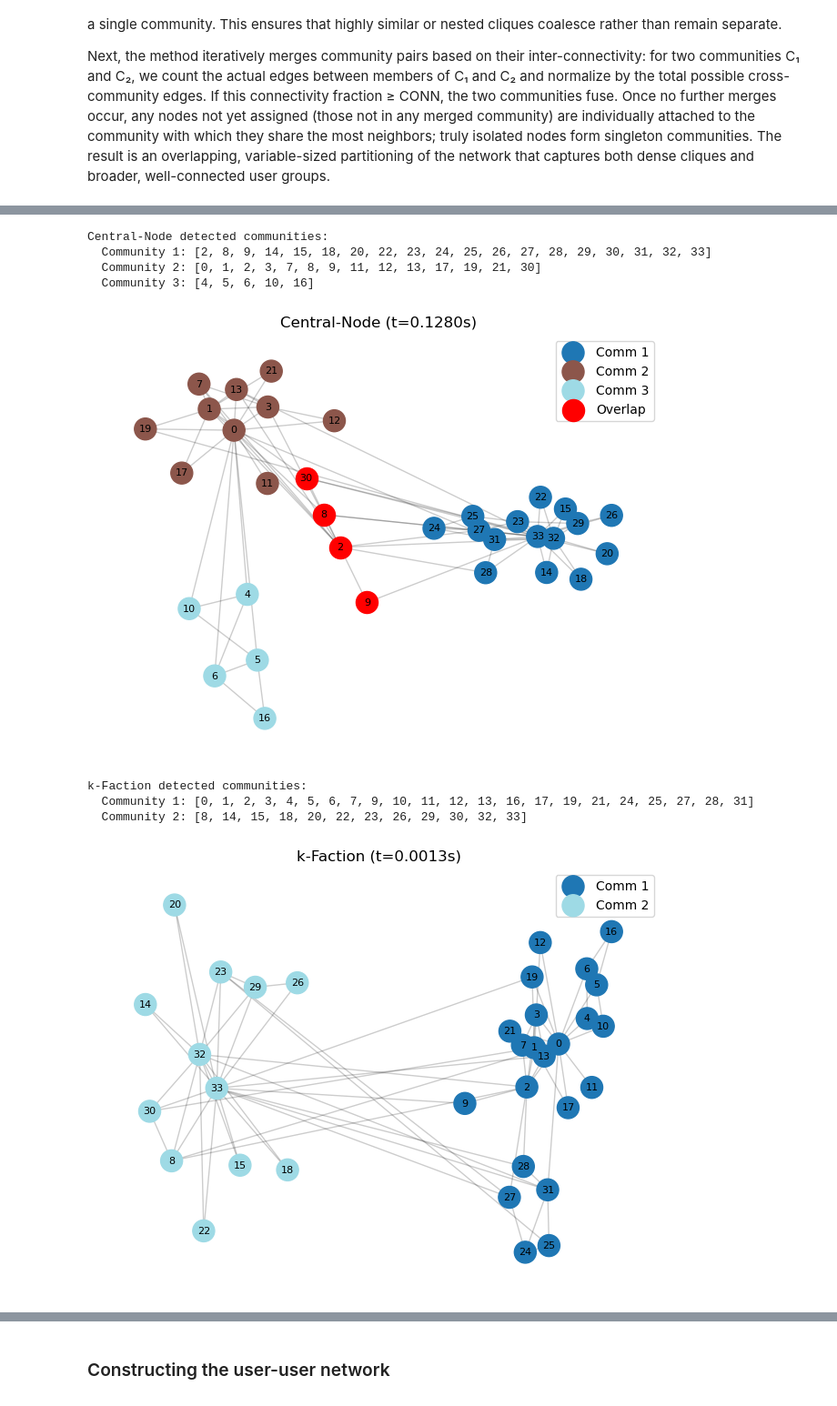
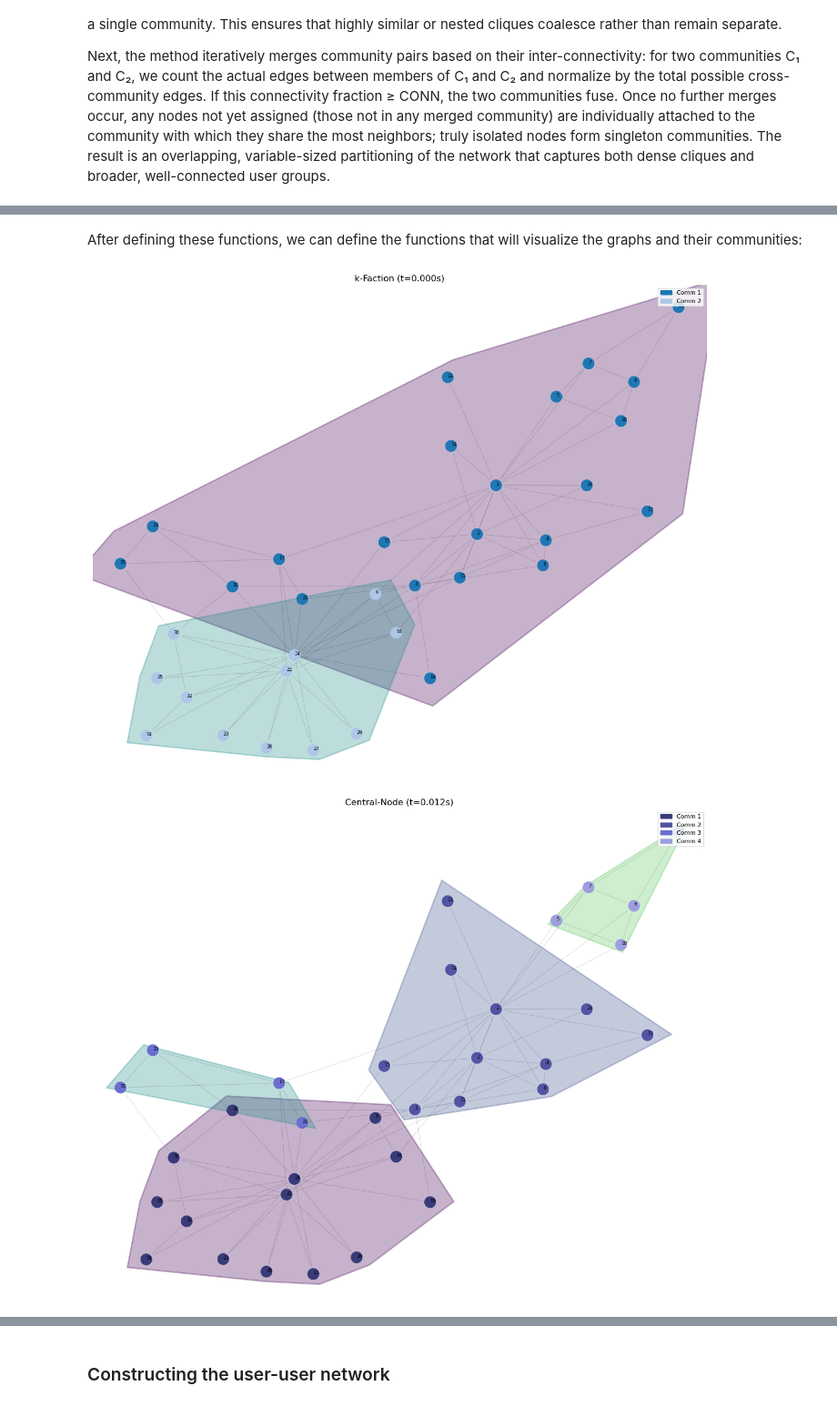
Before and after one commit to MatteoZorzi/RecomenderSystemsProject, a Jupyter notebook: PaperImplementation.ipynb, the cells around one changed output, grey strips where cells are left out. Shown at 91% size. Saved outputs shown, nothing was run; the diff lists cells and outputs as text; code cells hidden in the pictures.

Commit message:
graph implementation

```diff
--- a/PaperImplementation.ipynb
+++ b/PaperImplementation.ipynb
@@ -218,22 +218,26 @@ def community_mining(G):
     communities = []
 
     while len(labeled) < G.number_of_nodes():
-        # Pick highest-degree unlabeled node as seed
+        # 1) Pick highest-degree unlabeled node as seed
         candidates = [n for n in G.nodes if n not in labeled]
         seed = max(candidates, key=G.degree)
         C = {seed}
         labeled.add(seed)
-        Q = 0
 
+        # 2) Initialize Q below any possible local q (which is in [0,1])
+        Q = -1.0
+
+        # 3) Grow C only while we strictly improve Q
         while True:
+            # all neighbors just outside C
             neighbors = {v for u in C for v in G.neighbors(u) if v not in C}
             if not neighbors:
                 break
-
+            # compute local contributions
             contributions = {j: local_contribution(G, C, j) for j in neighbors}
-            j_star, q_max = max(contributions.items(), key=lambda item: item[1])
-
-            if q_max >= Q:
+            j_star, q_max = max(contributions.items(), key=lambda kv: kv[1])
+            # *strict* improvement
+            if q_max > Q:
                 C.add(j_star)
                 labeled.add(j_star)
                 Q = q_max
@@ -570,0 +412,2 @@ def elaborate_graphs(
+# %% [markdown]
+After defining these functions, we can define the functions that will visualize the graphs and their communities:
@@ -571,14 +499,8 @@ def elaborate_graphs(
 # %%
-elaborate_graphs(nx.karate_club_graph())
+visualize_community(nx.karate_club_graph(), 'kf')
+visualize_community(nx.karate_club_graph(), 'cn')
 # %% [output]
-Central-Node detected communities:
-  Community 1: [2, 8, 9, 14, 15, 18, 20, 22, 23, 24, 25, 26, 27, 28, 29, 30, 31, 32, 33]
-  Community 2: [0, 1, 2, 3, 7, 8, 9, 11, 12, 13, 17, 19, 21, 30]
-  Community 3: [4, 5, 6, 10, 16]
-[figure, old version]
+[figure, new version]
-k-Faction detected communities:
-  Community 1: [0, 1, 2, 3, 4, 5, 6, 7, 9, 10, 11, 12, 13, 16, 17, 19, 21, 24, 25, 27, 28, 31]
-  Community 2: [8, 14, 15, 18, 20, 22, 23, 26, 29, 30, 32, 33]
-[figure, old version]
+[figure, new version]
 # %%
 # Percorso al file GML nella cartella 'data'
```
Also changed, not shown: parts of 7 cells of this notebook.
